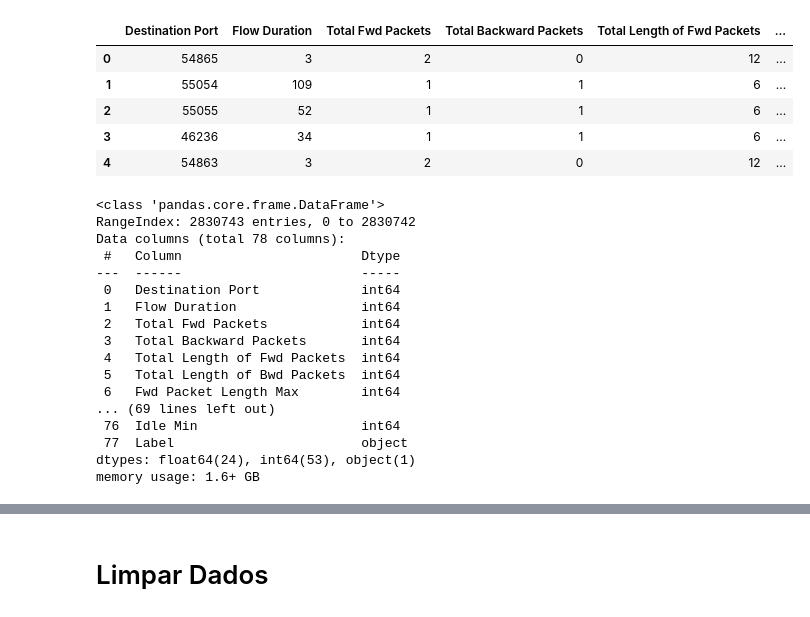
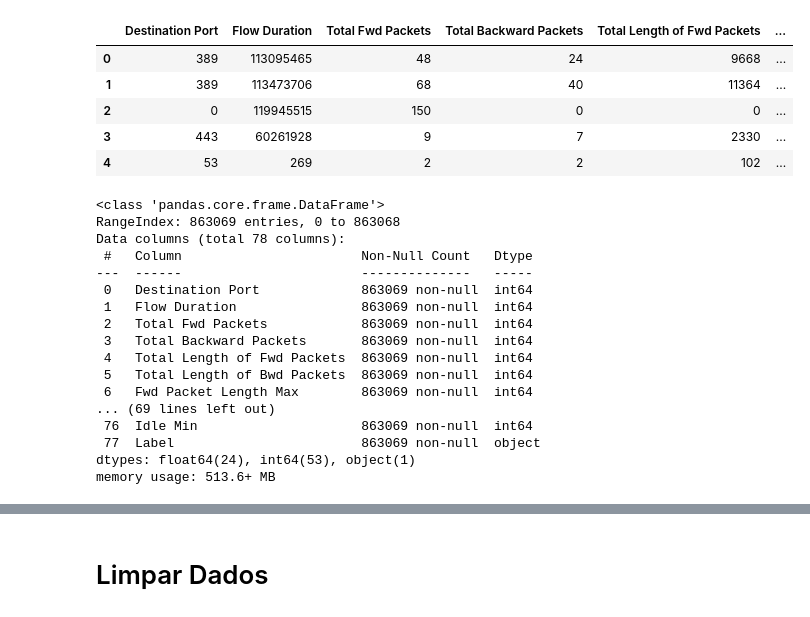
Before and after one commit to eduardoascunha/IDS-ASM, a Jupyter notebook: anomalyModel/data_view.ipynb, the cells around one changed output, grey strips where cells are left out. Saved outputs shown, nothing was run; the diff lists cells and outputs as text; code cells hidden in the pictures.

```diff
--- a/anomalyModel/data_view.ipynb
+++ b/anomalyModel/data_view.ipynb
@@ -24,40 +24,40 @@ df_7 = pd.read_csv("data/Tuesday-WorkingHours.pcap_ISCX.csv")
 df_8 = pd.read_csv("data/Monday-WorkingHours.pcap_ISCX.csv")
 # %%
 #df = pd.concat([df_1, df_2, df_3, df_4, df_5, df_6, df_7, df_8], ignore_index=True)
-df = pd.concat([df_5, df_6, df_7, df_8], ignore_index=True)
+df = pd.concat([df_5, df_6], ignore_index=True)
 
 df.columns = df.columns.str.strip()
 
 # Drop columns with ".number" suffix
 df = df[[col for col in df.columns if not col.endswith(tuple(f".{i}" for i in range(100)))]]
 df.head()
 # %% [output]
 |  | Destination Port | Flow Duration | Total Fwd Packets | Total Backward Packets | Total Length of Fwd Packets | ... |
-| 0 | 54865 | 3 | 2 | 0 | 12 | ... |
-| 1 | 55054 | 109 | 1 | 1 | 6 | ... |
-| 2 | 55055 | 52 | 1 | 1 | 6 | ... |
-| 3 | 46236 | 34 | 1 | 1 | 6 | ... |
-| 4 | 54863 | 3 | 2 | 0 | 12 | ... |
+| 0 | 389 | 113095465 | 48 | 24 | 9668 | ... |
+| 1 | 389 | 113473706 | 68 | 40 | 11364 | ... |
+| 2 | 0 | 119945515 | 150 | 0 | 0 | ... |
+| 3 | 443 | 60261928 | 9 | 7 | 2330 | ... |
+| 4 | 53 | 269 | 2 | 2 | 102 | ... |
 # %%
 df.info()
 # %% [output]
 <class 'pandas.core.frame.DataFrame'>
-RangeIndex: 2830743 entries, 0 to 2830742
+RangeIndex: 863069 entries, 0 to 863068
 Data columns (total 78 columns):
- #   Column                       Dtype
----  ------                       -----
- 0   Destination Port             int64
- 1   Flow Duration                int64
- 2   Total Fwd Packets            int64
- 3   Total Backward Packets       int64
- 4   Total Length of Fwd Packets  int64
- 5   Total Length of Bwd Packets  int64
- 6   Fwd Packet Length Max        int64
+ #   Column                       Non-Null Count   Dtype
+---  ------                       --------------   -----
+ 0   Destination Port             863069 non-null  int64
+ 1   Flow Duration                863069 non-null  int64
+ 2   Total Fwd Packets            863069 non-null  int64
+ 3   Total Backward Packets       863069 non-null  int64
+ 4   Total Length of Fwd Packets  863069 non-null  int64
+ 5   Total Length of Bwd Packets  863069 non-null  int64
+ 6   Fwd Packet Length Max        863069 non-null  int64
 ... (69 lines left out)
- 76  Idle Min                     int64
- 77  Label                        object
+ 76  Idle Min                     863069 non-null  int64
+ 77  Label                        863069 non-null  object
 dtypes: float64(24), int64(53), object(1)
-memory usage: 1.6+ GB
+memory usage: 513.6+ MB
 # %%
 from string import ascii_letters
 import numpy as np
```
Also changed, not shown: parts of 8 cells of this notebook, 11 other files.
